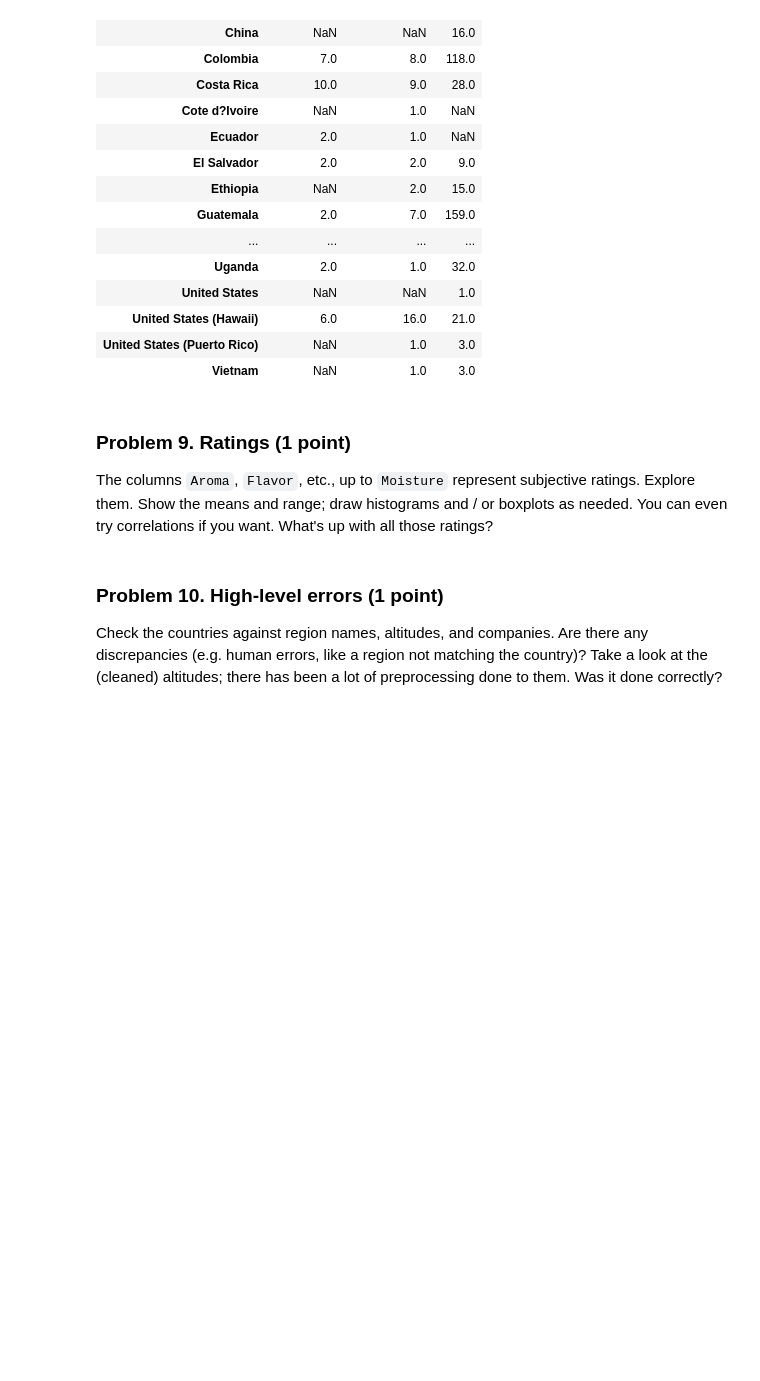
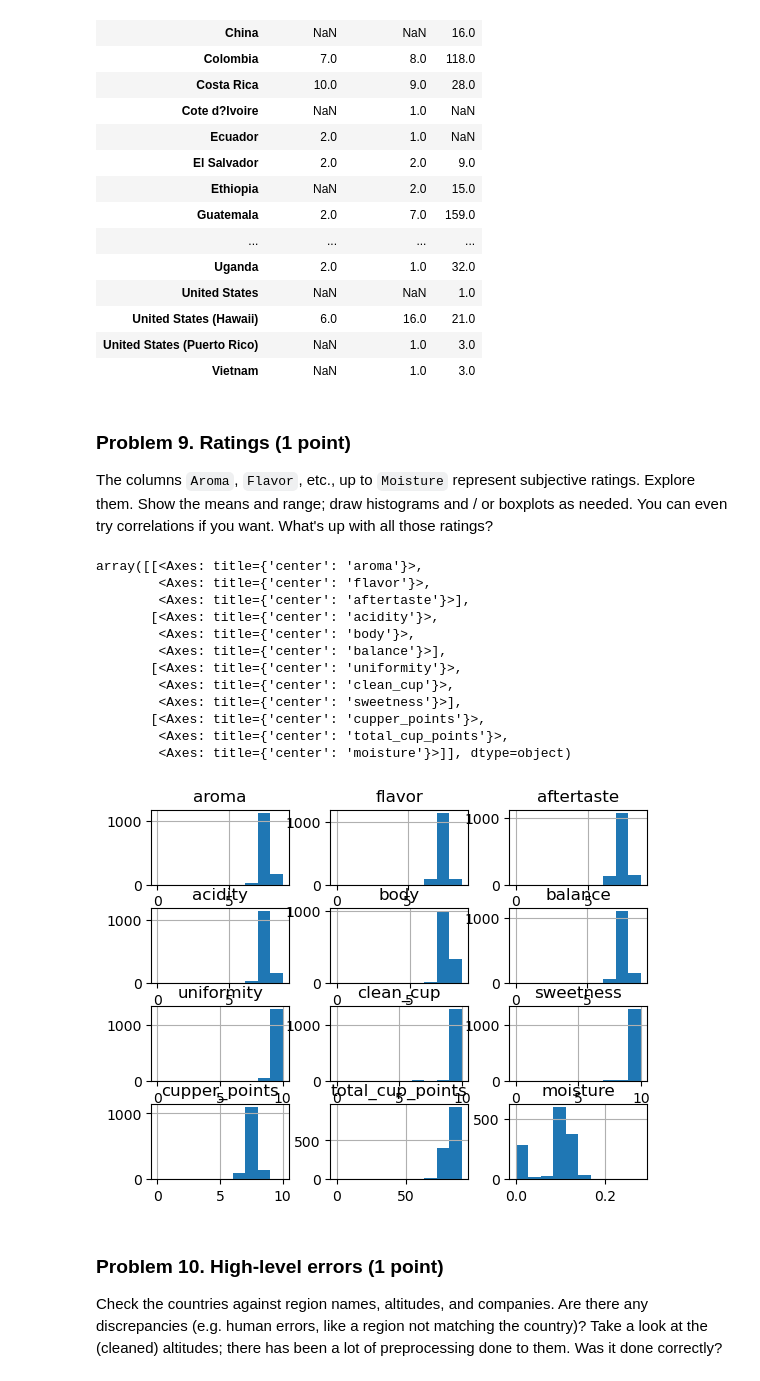
Before and after one commit to svetoslavpetkov/data-science-soft-uni, a Jupyter notebook: 02.Data-Tidying-and-Cleaning-Lab/Data Tidying and Cleaning Lab.ipynb, the cells around one changed output. Drawn from its saved outputs; the diff is of its cells as text; code cells hidden in the pictures; blank space fills up the shorter version.

```diff
--- a/02.Data-Tidying-and-Cleaning-Lab/Data Tidying and Cleaning Lab.ipynb
+++ b/02.Data-Tidying-and-Cleaning-Lab/Data Tidying and Cleaning Lab.ipynb
@@ -430,6 +430,24 @@ coffee_initial_renames.pivot_table(columns='color',  index='country_of_origin',
 # %% [markdown]
 ### Problem 9. Ratings (1 point)
 The columns `Aroma`, `Flavor`, etc., up to `Moisture` represent subjective ratings. Explore them. Show the means and range; draw histograms and / or boxplots as needed. You can even try correlations if you want. What's up with all those ratings?
+# %%
+# coffee_no_owner[['aroma', 'flavor', 'moisture']].hist()
+coffee_initial_renames.loc[:,'aroma':'moisture'].hist()
+# coffee_no_owner.aroma.describe().T
+# %% [output]
+array([[<Axes: title={'center': 'aroma'}>,
+        <Axes: title={'center': 'flavor'}>,
+        <Axes: title={'center': 'aftertaste'}>],
+       [<Axes: title={'center': 'acidity'}>,
+        <Axes: title={'center': 'body'}>,
+        <Axes: title={'center': 'balance'}>],
+       [<Axes: title={'center': 'uniformity'}>,
+        <Axes: title={'center': 'clean_cup'}>,
+        <Axes: title={'center': 'sweetness'}>],
+       [<Axes: title={'center': 'cupper_points'}>,
+        <Axes: title={'center': 'total_cup_points'}>,
+        <Axes: title={'center': 'moisture'}>]], dtype=object)
+[figure, added]
 # %% [markdown]
 ### Problem 10. High-level errors (1 point)
 Check the countries against region names, altitudes, and companies. Are there any discrepancies (e.g. human errors, like a region not matching the country)? Take a look at the (cleaned) altitudes; there has been a lot of preprocessing done to them. Was it done correctly?
```
